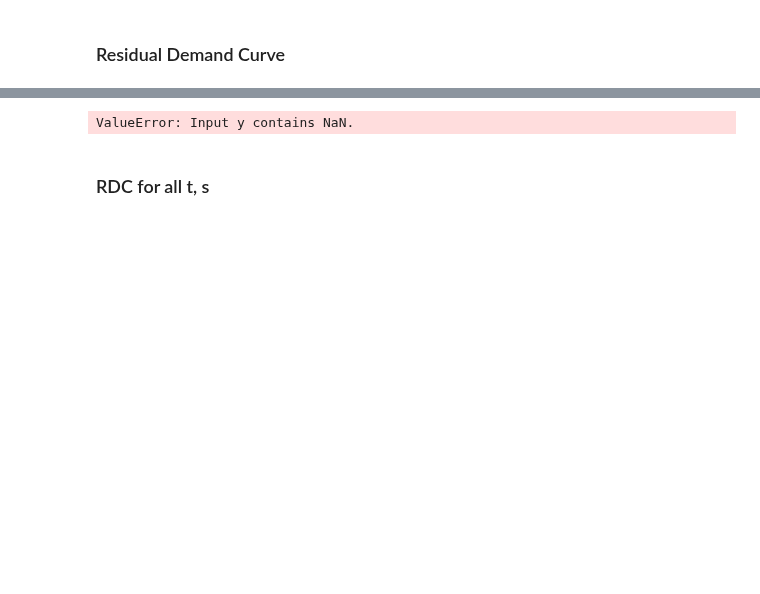
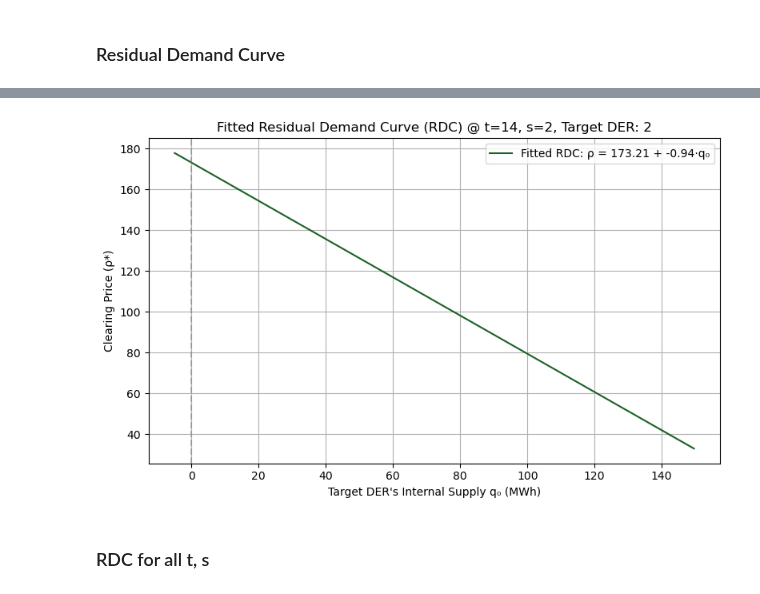
Before and after one commit to syeoyo/der, a Jupyter notebook: rdc_0524.ipynb, the cells around one changed output, grey strips where cells are left out. Drawn from its saved outputs; the diff is of its cells as text; code cells hidden in the pictures; blank space fills up the shorter version.

```diff
--- a/rdc_0524.ipynb
+++ b/rdc_0524.ipynb
@@ -234,35 +234,35 @@ price_array = np.array(clearing_prices)
 
 # 다항차수 설정
 poly = PolynomialFeatures(degree=1)
 X_poly = poly.fit_transform(q0_array)
 
 model = LinearRegression()
 model.fit(X_poly, price_array)
 
 # 회귀 계수 추출1 -> af
 intercept = model.intercept_
 coeffs = model.coef_
 
 # 근사된 RDC 함수 정의
 def rdc_poly(q0):
-    return intercept + coeffs[1] * q0 + coeffs[2] * q0 ** 2
+    return intercept + coeffs[1] * q0
 
 # 시각화용 평활 q₀
 q0_smooth = np.linspace(min(q0_list), max(q0_list), 300)
 rdc_fitted = rdc_poly(q0_smooth)
 
 # === Step 6: 근사된 RDC 시각화 ===
 plt.figure(figsize=(8, 5))
-plt.plot(q0_smooth, rdc_fitted, label=f"Fitted RDC: ρ = {intercept:.2f} + {coeffs[1]:.2f}·q₀ + {coeffs[2]:.2f}·q₀²", color='#196124')
+plt.plot(q0_smooth, rdc_fitted, label=f"Fitted RDC: ρ = {intercept:.2f} + {coeffs[1]:.2f}·q₀", color='#196124')
 plt.axvline(0, color='gray', linestyle='--', alpha=0.5)
 plt.title(f"Fitted Residual Demand Curve (RDC) @ t={t}, s={s}, Target DER: {target_i}")
 plt.xlabel("Target DER's Internal Supply q₀ (MWh)")
 plt.ylabel("Clearing Price (ρ*)")
 plt.grid(True)
 plt.legend()
 plt.tight_layout()
 plt.show()
 # %% [output]
-ValueError: Input y contains NaN.
+[figure, added]
 # %% [markdown]
 ### RDC for all t, s
```
Also changed, not shown: parts of 4 cells of this notebook, 3 other files.
